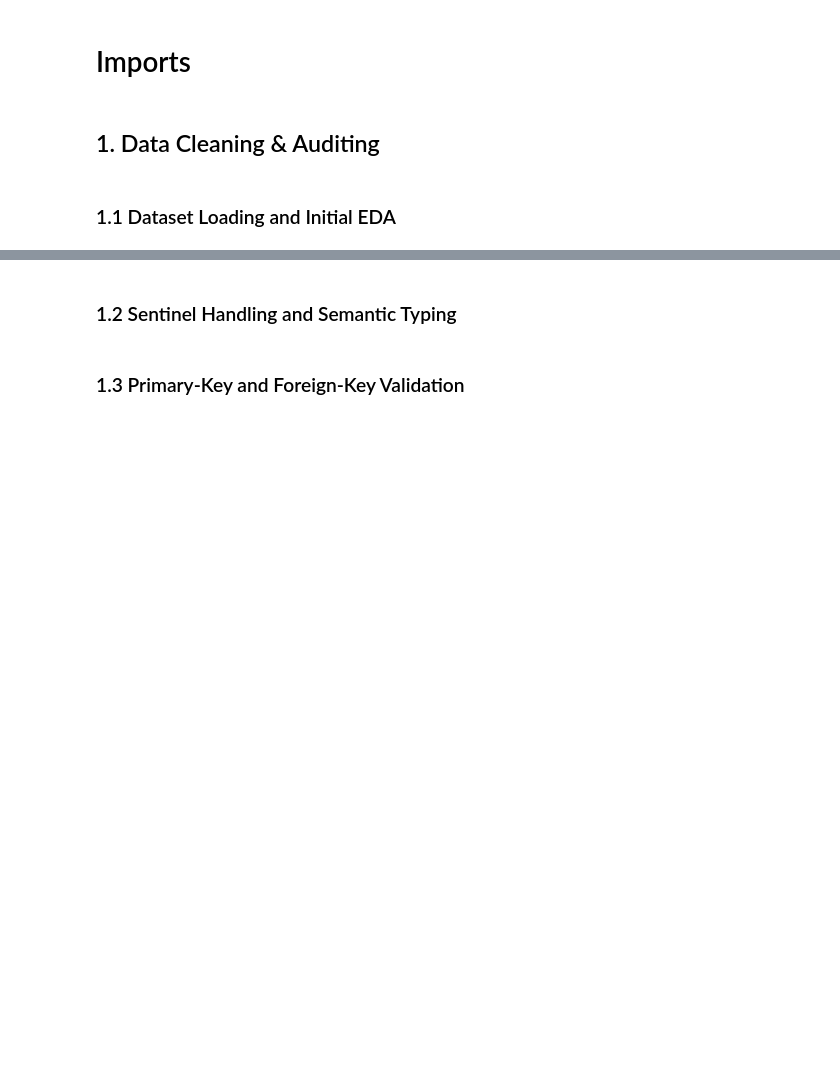
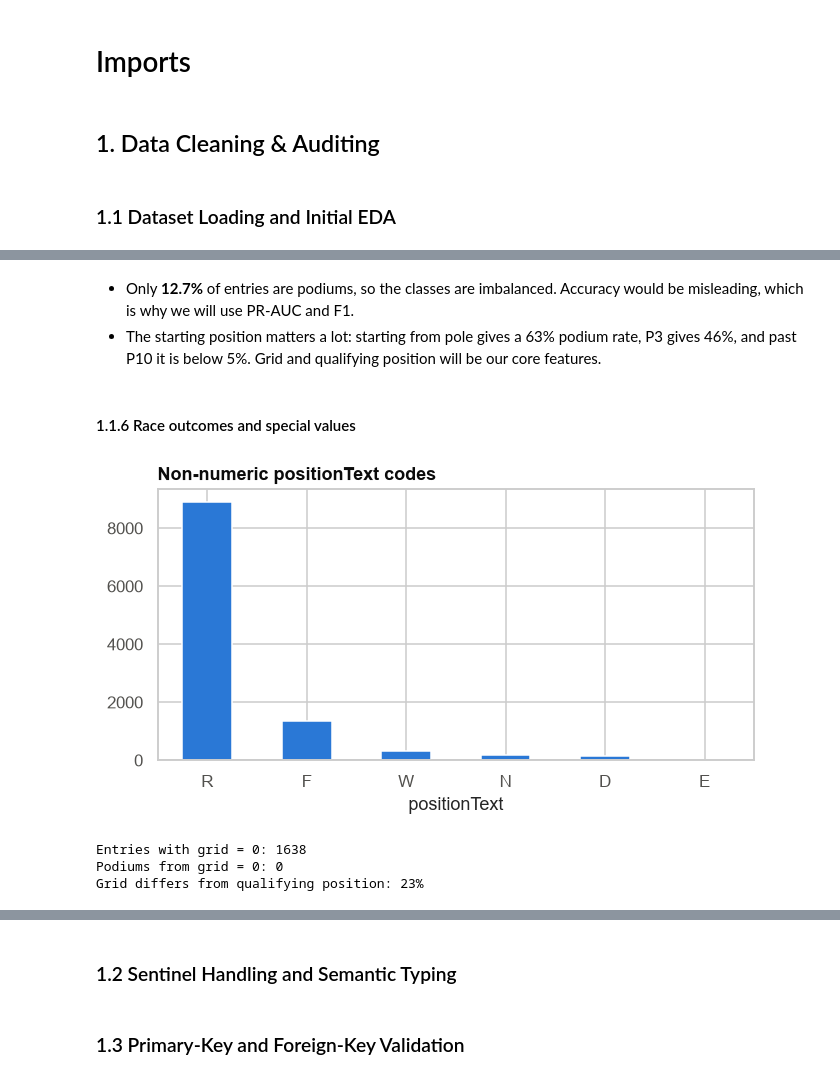
Before and after one commit to Seif2005/ACL2-Project, a Jupyter notebook: Main.ipynb, the cells around one changed output, grey strips where cells are left out. Drawn from its saved outputs; the diff is of its cells as text; code cells hidden in the pictures; blank space fills up the shorter version.

```diff
--- a/Main.ipynb
+++ b/Main.ipynb
@@ -8,0 +204,25 @@
+# %% [markdown]
+- Only **12.7%** of entries are podiums, so the classes are imbalanced. Accuracy would be misleading, which is
+  why we will use PR-AUC and F1.
+- The starting position matters a lot: starting from pole gives a 63% podium rate, P3 gives 46%, and past P10 it is
+  below 5%. Grid and qualifying position will be our core features.
+# %% [markdown]
+#### 1.1.6 Race outcomes and special values
+# %%
+codes = results.loc[~results["positionText"].str.isnumeric(), "positionText"].value_counts()
+codes.plot.bar(figsize=(7, 3.2), rot=0)
+plt.title("Non-numeric positionText codes")
+plt.show()
+
+print("Entries with grid = 0:", (results["grid"] == 0).sum())
+print("Podiums from grid = 0:", results.loc[results["grid"] == 0, "podium"].sum())
+
+quali = data["qualifying"][["raceId", "driverId", "position"]].rename(columns={"position": "quali_position"})
+grid_vs_quali = results.merge(quali, on=["raceId", "driverId"])
+grid_vs_quali = grid_vs_quali[grid_vs_quali["grid"] > 0]
+print(f"Grid differs from qualifying position: {(grid_vs_quali['grid'] != grid_vs_quali['quali_position']).mean():.0%}")
+# %% [output]
+[figure, added]
+Entries with grid = 0: 1638
+Podiums from grid = 0: 0
+Grid differs from qualifying position: 23%
```
Also changed, not shown: parts of 21 cells of this notebook.
